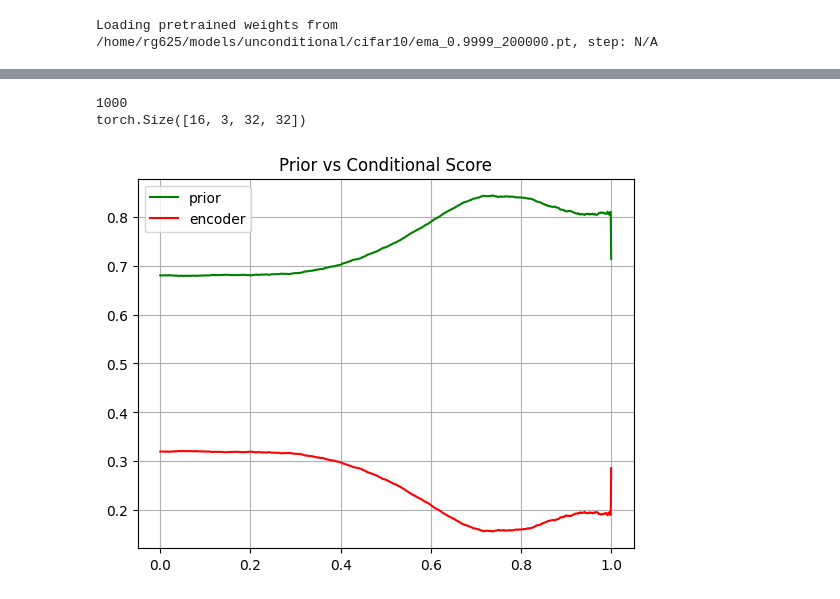
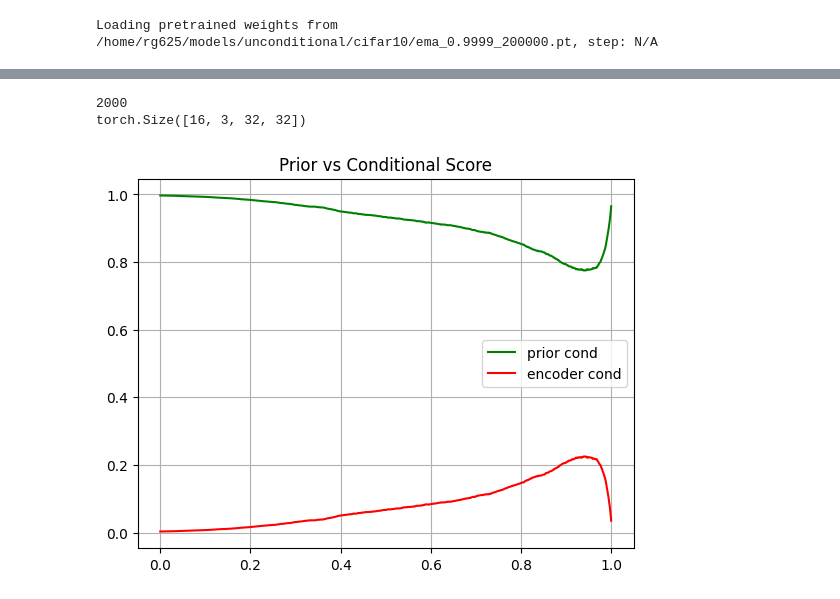
Before and after one commit to rg625/guided-diffusion, a Jupyter notebook: visualize.ipynb, the cells around one changed output, grey strips where cells are left out. Drawn from its saved outputs; the diff is of its cells as text; code cells hidden in the pictures.

```diff
--- a/visualize.ipynb
+++ b/visualize.ipynb
@@ -154,23 +154,31 @@ Clipping input data to the valid range for imshow with RGB data ([0..1] for floa
 # %%
-prior_score = model.sample_encoding["prior_score"]
-conditional_score = model.sample_encoding["conditional_score"]
+# prior_score = model.sample_encoding["prior_score"]
+prior_score = diffusion.sample_encoding["prior_score"]
+conditional_score_cond = diffusion.sample_encoding["conditional_score"]
+conditional_score_fw = model.sample_encoding["conditional_score"]
 print(len(prior_score))
 print(prior_score[0].shape)
 
-prior_norm = []
-conditional_norm = []
-ratios = []
-for i in range(len(prior_score)):
-    prior_norm.append(torch.norm(prior_score[i]).cpu().numpy()/((torch.norm(conditional_score[i]).cpu().numpy()+torch.norm(prior_score[i]).cpu().numpy())))
-    conditional_norm.append(torch.norm(conditional_score[i]).cpu().numpy()/((torch.norm(conditional_score[i]).cpu().numpy()+torch.norm(prior_score[i]).cpu().numpy())))
-
-plt.plot(np.linspace(0., 1., len(prior_norm)), prior_norm, c='g', label='prior')
-plt.plot(np.linspace(0., 1., len(prior_norm)), conditional_norm, c='r', label='encoder')
-plt.title('Prior vs Conditional Score')
-plt.grid()
-plt.legend()
-plt.show()
+prior_norm_cond = []
+prior_norm_fw = []
+conditional_norm_cond = []
+conditional_norm_fw = []
+for i in range(len(prior_score)//2):
+    prior_norm_cond.append(torch.norm(prior_score[i]).detach().cpu().numpy()/((torch.norm(conditional_score_cond[i]).detach().cpu().numpy()+torch.norm(prior_score[i]).detach().cpu().numpy())))
+    prior_norm_fw.append(torch.norm(prior_score[i]).detach().cpu().numpy()/((torch.norm(conditional_score_fw[i]).detach().cpu().numpy()+torch.norm(prior_score[i]).detach().cpu().numpy())))
+    conditional_norm_cond.append(torch.norm(conditional_score_cond[i]).detach().cpu().numpy()/((torch.norm(conditional_score_cond[i]).detach().cpu().numpy()+torch.norm(prior_score[i]).detach().cpu().numpy())))
+    conditional_norm_fw.append(torch.norm(conditional_score_fw[i]).detach().cpu().numpy()/((torch.norm(conditional_score_fw[i]).detach().cpu().numpy()+torch.norm(prior_score[i]).detach().cpu().numpy())))
 # %% [output]
-1000
+2000
 torch.Size([16, 3, 32, 32])
-[figure, removed]
+# %%
+plt.plot(np.linspace(0., 1., len(prior_norm_cond)), prior_norm_cond, c='green', label='prior cond')
+# plt.plot(np.linspace(0., 1., len(prior_norm_cond)), prior_norm_fw, c='blue', label='prior fw')
+plt.plot(np.linspace(0., 1., len(prior_norm_cond)), conditional_norm_cond, c='red', label='encoder cond')
+# plt.plot(np.linspace(0., 1., len(prior_norm_cond)), conditional_norm_fw, c='magenta', label='encoder fw')
+plt.title('Prior vs Conditional Score')
+plt.grid()
+plt.legend()
+plt.show()
+# %% [output]
+[figure, added]
```
Also changed, not shown: parts of 2 cells of this notebook, 5 other files.
